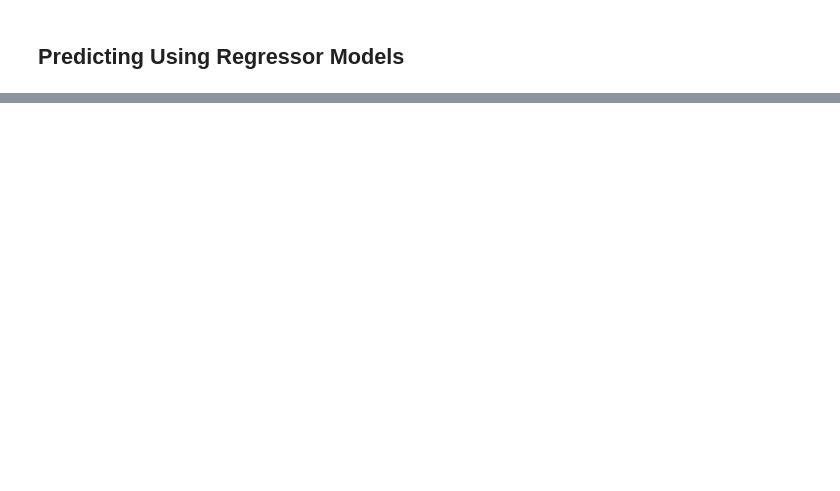
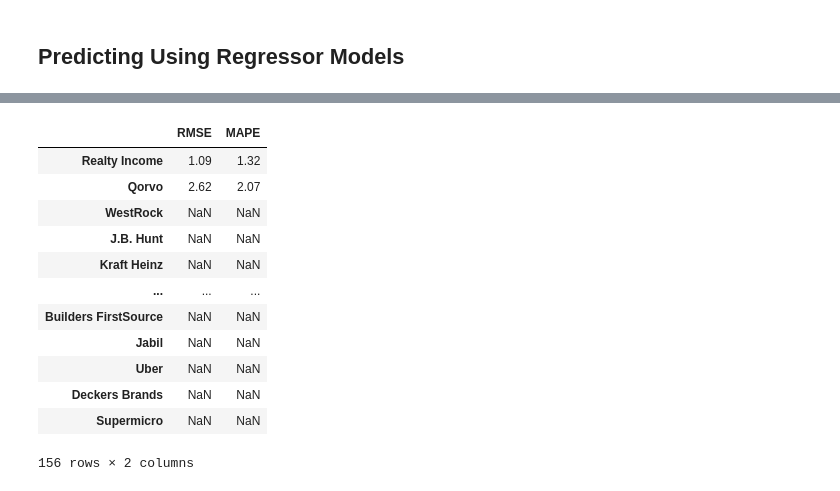
Before and after one commit to vchoppa0312/Stock_Selection, a Jupyter notebook: Price_Prediction_Models-Copy1.ipynb, the cells around one changed output, grey strips where cells are left out. Cells and saved outputs as stored; diff of their text form; code cells hidden in the pictures; blank space fills up the shorter version.

```diff
--- a/Price_Prediction_Models-Copy1.ipynb
+++ b/Price_Prediction_Models-Copy1.ipynb
@@ -625,0 +645,16 @@ def best_fit_regr_future_prediction(df):
+# %%
+model_regr_eval[341:]
+# %% [output]
+|  | RMSE | MAPE |
+| Realty Income | 1.09 | 1.32 |
+| Qorvo | 2.62 | 2.07 |
+| WestRock | NaN | NaN |
+| J.B. Hunt | NaN | NaN |
+| Kraft Heinz | NaN | NaN |
+| ... | ... | ... |
+| Builders FirstSource | NaN | NaN |
+| Jabil | NaN | NaN |
+| Uber | NaN | NaN |
+| Deckers Brands | NaN | NaN |
+| Supermicro | NaN | NaN |
+156 rows × 2 columns
```
Also changed, not shown: parts of 26 cells of this notebook, 7 other files.
